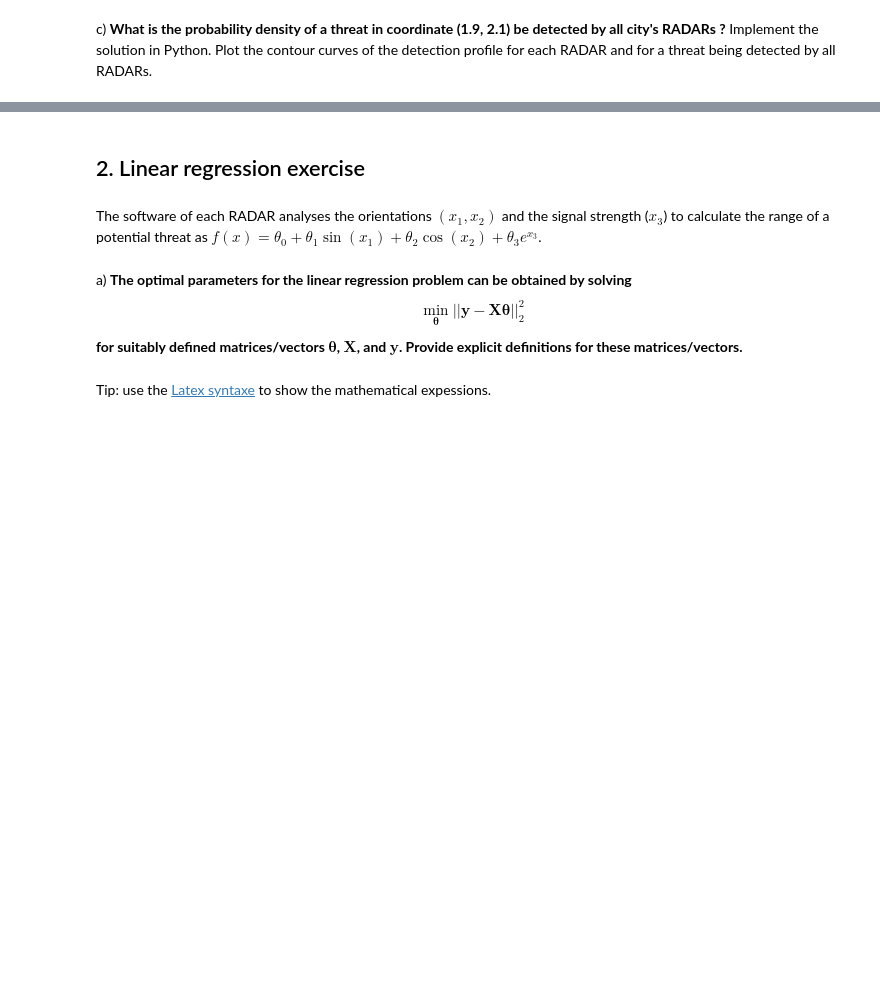
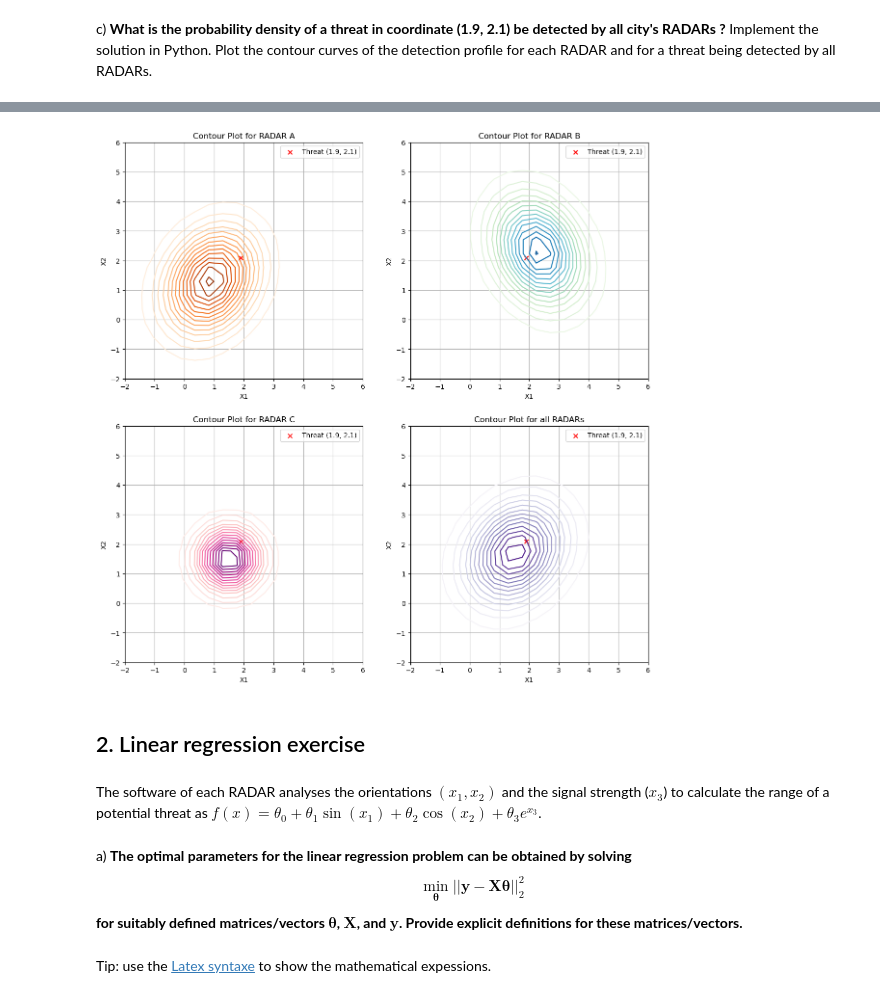
Before and after one commit to JoaoValerious/DACO1, a Jupyter notebook: Assignment1_students.ipynb, the cells around one changed output, grey strips where cells are left out. Saved outputs shown, nothing was run; the diff lists cells and outputs as text; code cells hidden in the pictures; blank space fills up the shorter version.

```diff
--- a/Assignment1_students.ipynb
+++ b/Assignment1_students.ipynb
@@ -89,14 +90,24 @@ X_B = loaded_array = np.loadtxt("ml_dataset_q1_B", delimiter=' ')
 # ToDo the code
 #...
 
+# Mean and Covariance of RADAR A
 mean_A = np.array([np.mean(X_A[:, 0]), np.mean(X_A[:, 1])])
+cov_A = np.cov(X_A[:, 0], X_A[:, 1])
+
+# Mean and Covariance of RADAR B
 mean_B = np.array([np.mean(X_B[:, 0]), np.mean(X_B[:, 1])])
-cov_A = np.cov(X_A[:, 0], X_A[:, 1])
 cov_B = np.cov(X_B[:, 0], X_B[:, 1])
 
-pdf_A = (1 / (2 * np.pi * np.sqrt(np.linalg.det(cov_A)))) * np.exp(-0.5 * np.dot(np.dot((X_A - mean_A), np.linalg.inv(cov_A)), (X_A - mean_A).T))
-pdf_B = (1 / (2 * np.pi * np.sqrt(np.linalg.det(cov_B)))) * np.exp(-0.5 * np.dot(np.dot((X_B - mean_B), np.linalg.inv(cov_B)), (X_B - mean_B).T))
+# Probability Density Function (PDF)
+def pdf(point, mean, cov):
+    pdf = (1 / (2 * np.pi * np.sqrt(np.linalg.det(cov)))) * np.exp(-0.5 * np.dot(np.dot((point - mean), np.linalg.inv(cov)), (point - mean).T))
+    return pdf
 
+# PDF of RADAR A
+pdf_A = pdf(X_A, mean_A, cov_A)
+
+# PDF of RADAR B
+pdf_B = pdf(X_B, mean_B, cov_B)
 
 print("mean A = ", mean_A)
 print("Cov A  = ", cov_A, "\n\r")
@@ -143,6 +163,24 @@ c) **What is the probability density of a threat in coordinate (1.9, 2.1) be det
 # %%
 # ToDo the code
 #...
+
+# Potential threat at grid coordinate (1.9, 2.1)
+point = np.array([1.9,2.1])
+
+# Mean and Covariance of RADAR C
+mean_C = np.array([1.5,1.5])
+cov_C = np.array([[0.5, 0],[0, 0.5]])
+
+# Mean and Covariance of all the RADARs
+X_ABC = loaded_array = np.loadtxt("ml_dataset_q1_A_B_C", delimiter=' ')
+mean_ABC = np.array([np.mean(X_ABC[:, 0]), np.mean(X_ABC[:, 1])])
+cov_ABC = np.cov(X_ABC[:, 0], X_ABC[:, 1])
+
+# PDF of the RADARs at the potential threat
+p_A_when_x = pdf(point, mean_A, cov_A)
+p_B_when_x = pdf(point, mean_B, cov_B)
+p_C_when_x = pdf(point, mean_C, cov_C)
+p_x_A_B_C = pdf(point, mean_ABC, cov_ABC)
 
 print("pdf(A = (1.9 2.1) ) =", p_A_when_x)
 print("pdf(B = (1.9 2.1) ) =", p_B_when_x)
@@ -154,4 +192,64 @@ x_range        = np.linspace(-2, 6, 18)
 y_range        = np.linspace(-2, 6, 18)
 x_grid, y_grid = np.meshgrid(x_range, y_range)
 
+place = np.empty(x_grid.shape + (2,))
+place[:, :, 0] = x_grid
+place[:, :, 1] = y_grid
+
+#Calculate the PDF for each point on the grid
+pdf_A_grid = np.zeros(x_grid.shape)
+pdf_B_grid = np.zeros(x_grid.shape)
+pdf_C_grid = np.zeros(x_grid.shape)
+pdf_ABC_grid = np.zeros(x_grid.shape)
+
+for i in range(x_grid.shape[0]):
+    for j in range(x_grid.shape[1]):
+        pdf_A_grid[i, j] = pdf(place[i, j], mean_A, cov_A)
+        pdf_B_grid[i, j] = pdf(place[i, j], mean_B, cov_B)
+        pdf_C_grid[i, j] = pdf(place[i, j], mean_C, cov_C)
+        pdf_ABC_grid[i, j] = pdf(place[i, j], mean_ABC, cov_ABC)
+
+#Plot Contour for RADAR A
+plt.figure(figsize=(14, 14))
+
+plt.subplot(2,2,1)
+plt.contour(x_grid, y_grid, pdf_A_grid, levels=15, cmap='Oranges')
+plt.scatter(point[0], point[1], color='red', marker='x', label="Threat (1.9, 2.1)")
+plt.title('Contour Plot for RADAR A')
+plt.xlabel('X1')
+plt.ylabel('X2')
+plt.grid(True)
+plt.legend()
+
+#Plot Contour for RADAR B
+plt.subplot(2,2,2)
+plt.contour(x_grid, y_grid, pdf_B_grid, levels=15, cmap='GnBu')
+plt.scatter(point[0], point[1], color='red', marker='x', label="Threat (1.9, 2.1)")
+plt.title('Contour Plot for RADAR B')
+plt.xlabel('X1')
+plt.ylabel('X2')
+plt.grid(True)
+plt.legend()
+
+#Plot Contour for RADAR C
+plt.subplot(2,2,3)
+plt.contour(x_grid, y_grid, pdf_C_grid, levels=15, cmap='RdPu')
+plt.scatter(point[0], point[1], color='red', marker='x', label="Threat (1.9, 2.1)")
+plt.title('Contour Plot for RADAR C')
+plt.xlabel('X1')
+plt.ylabel('X2')
+plt.grid(True)
+plt.legend()
+
+#Plot Contour for all Radars combined
+plt.subplot(2,2,4)
+plt.contour(x_grid, y_grid, pdf_ABC_grid, levels=15, cmap='Purples')
+plt.scatter(point[0], point[1], color='red', marker='x', label="Threat (1.9, 2.1)")
+plt.title('Contour Plot for all RADARs')
+plt.xlabel('X1')
+plt.ylabel('X2')
+plt.grid(True)
+plt.legend()
+plt.show()
 #...
+# %% [output]
@@ -158,3 +260,4 @@ x_grid, y_grid = np.meshgrid(x_range, y_range)
+[figure, added]
 # %% [markdown]
 ## 2. Linear regression exercise
 # %% [markdown]
```
Also changed, not shown: parts of 11 cells of this notebook.
